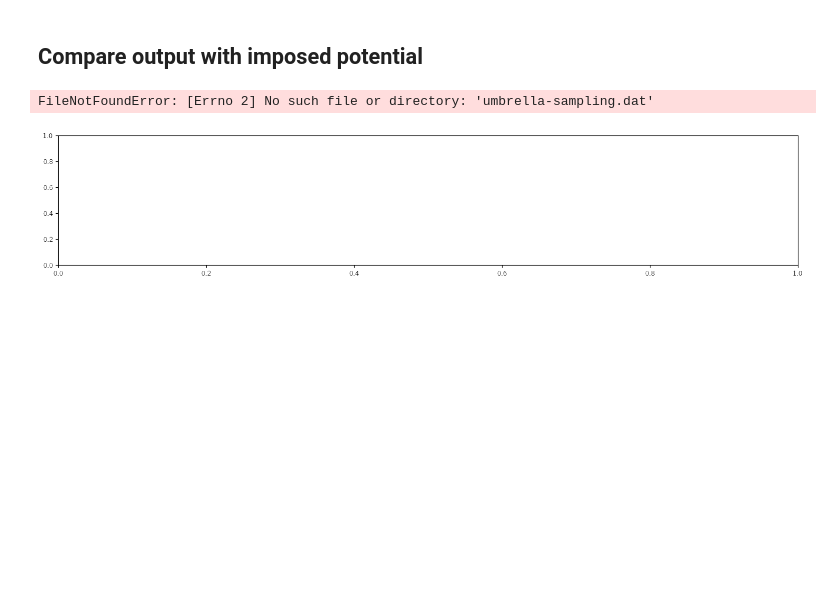
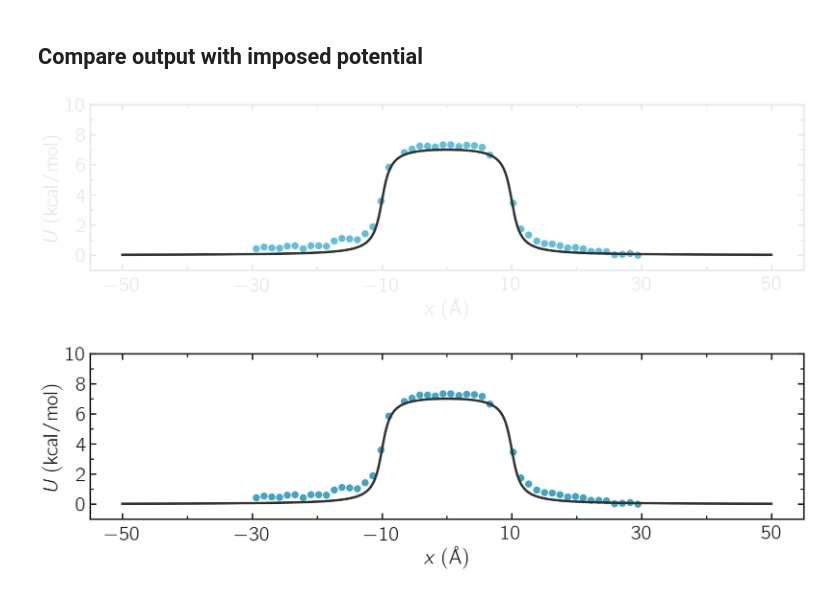
Before and after one commit to lammpstutorials/lammpstutorials.github.io, a Jupyter notebook: docs/sphinx/source/tutorial7/figures/umbrella-sampling.ipynb, the cells around one changed output. Saved outputs shown, nothing was run; the diff lists cells and outputs as text; code cells hidden in the pictures; blank space fills up the shorter version.

```diff
--- a/docs/sphinx/source/tutorial7/figures/umbrella-sampling.ipynb
+++ b/docs/sphinx/source/tutorial7/figures/umbrella-sampling.ipynb
@@ -98,31 +107,31 @@ F = U0/(((x-x0)**2)/delta**2+1)/delta-U0/(((x+x0)**2)/delta**2+1)/delta
 # %%
 filename = "US-free-energy"
 
 for dark_mode in [True, False]:
 
     colors = colors_dark if dark_mode else colors_light
     globals().update(colors)
 
     # Initialise figure
     myplt = PltTools()
-    myplt.prepare_figure(fig_size = (18,7), dark_mode = dark_mode,
-                        transparency = True, use_serif=True, n_colone=1, n_line=2)
+    myplt.prepare_figure(fig_size = (18,5.5), dark_mode = dark_mode,
+                        transparency = True, use_serif=True, n_colone=1, n_line=1)
     # Panel a
     myplt.add_panel()
-    output_wham = read_output_wham()
+    output_wham = read_output_wham(filename = path_data + "umbrella-sampling.dat")
     myplt.add_plot(x = output_wham[:,0], y = output_wham[:,1], type = "plot", linewidth_data = 3,
                 marker = "o", data_color = color3, markersize = 12)
     myplt.add_plot(x = x, y = U, type = "plot", linewidth_data = 3,
         marker = "-", data_color = np.array([0.2, 0.2, 0.2]), markersize = 12)
 
     myplt.complete_panel(xlabel = r'$x ~ (\mathrm{\AA})$',
-                        ylabel = r'$U~(\mathrm{kcal/mol})$', xpad = 10, legend=True, handlelength_legend=1)
+                        ylabel = r'$U ~ (\mathrm{kcal/mol})$', xpad = 10, legend=True, handlelength_legend=1)
     myplt.set_boundaries(x_ticks=np.arange(-50, 51, 20), #y_ticks=np.arange(-0., 1.3, 0.3),
                         x_boundaries=(-55, 55), y_boundaries=(-1, 10))
 
     # Print figure
     # myplt.add_subplotlabels()
     myplt.save_figure(filename = filename, saving_path = path_figures)
 # %% [output]
-FileNotFoundError: [Errno 2] No such file or directory: 'umbrella-sampling.dat'
-[figure, old version]
+[figure, new version]
+[figure, added]
```
Also changed, not shown: parts of 1 cell of this notebook, 10 other files.
